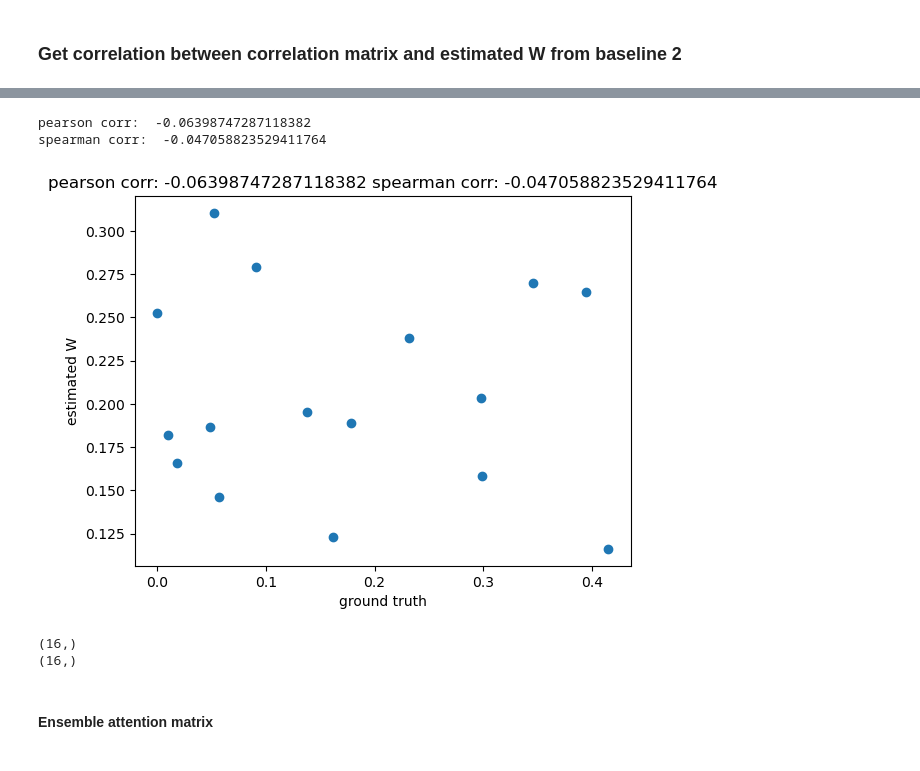
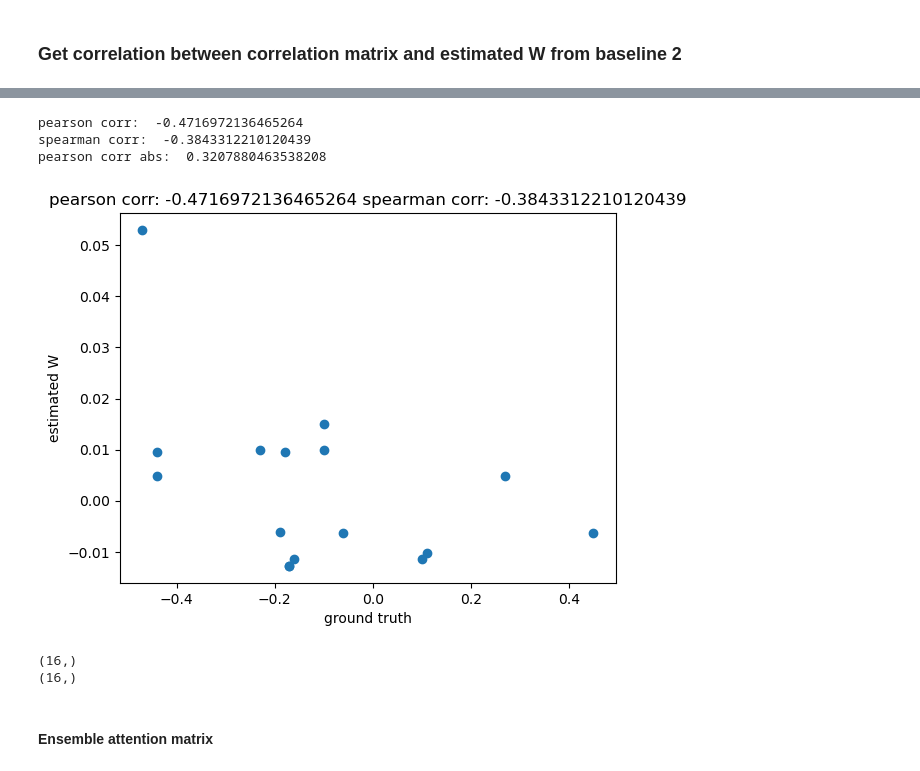
Before and after one commit to wuweizhang0723/func2graph, a Jupyter notebook: notebook/check_data/mouse_data.ipynb, the cells around one changed output, grey strips where cells are left out. Cells and saved outputs as stored; diff of their text form; code cells hidden in the pictures.

Commit message:
update for making plots

```diff
--- a/notebook/check_data/mouse_data.ipynb
+++ b/notebook/check_data/mouse_data.ipynb
@@ -403,34 +437,39 @@ correlation between correlation matrix and W_attention:  0.6625780637986759
 # %%
 # compute correlation between ground truth and estimated W
 # remove nan
 
 # prediction = np.load('../../output/10_29_Attention_Mouse_predict_log_poisson_sigmoid/Attention_Autoencoder_mouse_log_460_0.8_20_prediction_1_42_1_1_20_64_0_0.001_lookup_table_128_2_5_poisson/Estimated_W_cell_type_level.npy')
 # prediction = estimated_W_baseline2
-# prediction = correlation_matrix_cell_type_level
-prediction = np.load('../../output/10_29_Attention_Mouse_predict_log_poisson_tanh_key100/Attention_Autoencoder_mouse_log_460_0.8_20_prediction_1_42_1_1_100_64_0_0.001_lookup_table_128_2_5_poisson/Estimated_W_cell_type_level.npy')
+prediction = correlation_matrix_cell_type_level
+# make prediction center around 0
+prediction = prediction - np.mean(prediction)
 
 estimated_W = prediction[~np.isnan(ground_truth_connectivity)]
 
 # corr
 pearson_corr = stats.pearsonr(ground_truth_connectivity[~np.isnan(ground_truth_connectivity)].flatten(), estimated_W.flatten())[0]
 print('pearson corr: ', pearson_corr)
 
 spearman_corr = stats.spearmanr(ground_truth_connectivity[~np.isnan(ground_truth_connectivity)].flatten(), estimated_W.flatten())[0]
 print('spearman corr: ', spearman_corr)
 
+pearson_corr_abs = stats.pearsonr(np.abs(ground_truth_connectivity[~np.isnan(ground_truth_connectivity)]).flatten(), np.abs(estimated_W.flatten()))[0]
+print('pearson corr abs: ', pearson_corr_abs)
+
 # plot
 plt.plot(ground_truth_connectivity[~np.isnan(ground_truth_connectivity)].flatten(), estimated_W.flatten(), 'o')
 plt.xlabel('ground truth')
 plt.ylabel('estimated W')
 plt.title('pearson corr: ' + str(pearson_corr) + ' spearman corr: ' + str(spearman_corr))
 plt.show()
 
 print(estimated_W.shape)
 print(ground_truth_connectivity[~np.isnan(ground_truth_connectivity)].shape)
 # %% [output]
-pearson corr:  -0.06398747287118382
-spearman corr:  -0.047058823529411764
+pearson corr:  -0.4716972136465264
+spearman corr:  -0.3843312210120439
+pearson corr abs:  0.3207880463538208
-[figure, old version]
+[figure, new version]
 (16,)
 (16,)
 # %% [markdown]
```
Also changed, not shown: parts of 4 cells of this notebook, 5 other files.
